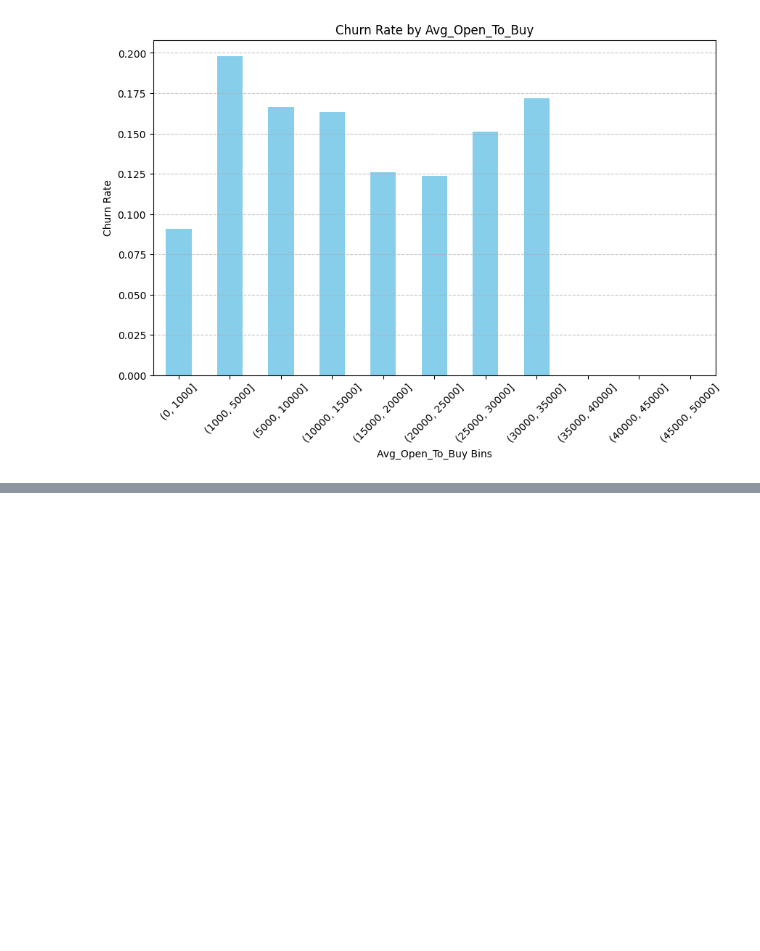
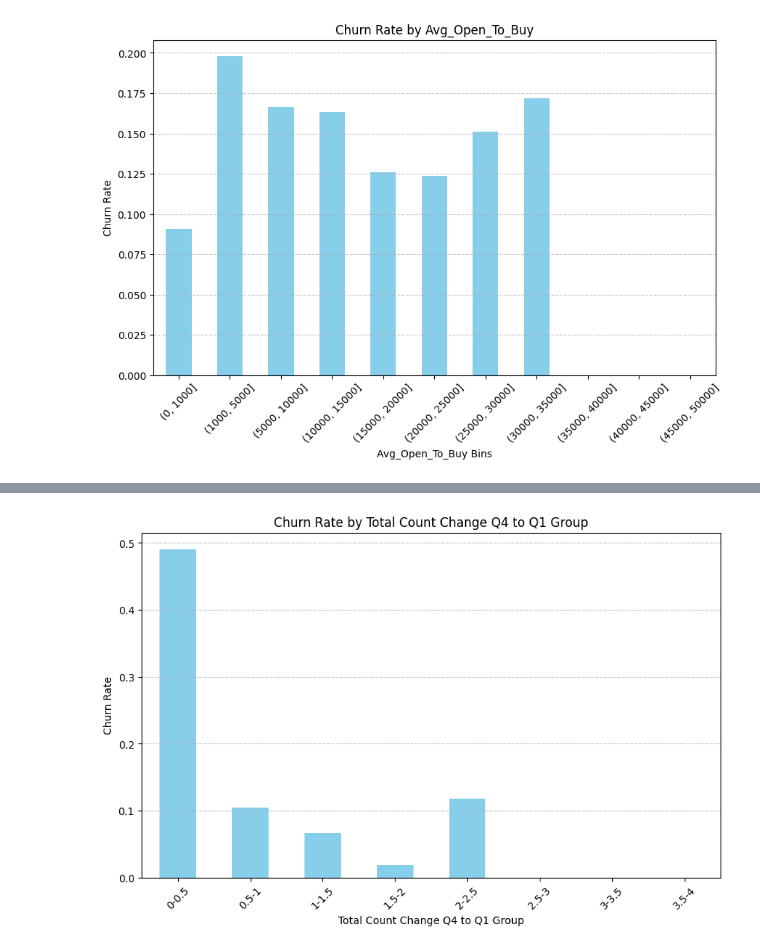
Before and after one commit to mahsanazar/Machine-Learnin--Churn-prediction, a Jupyter notebook: decisiontreemodel.ipynb, the cells around one changed output, grey strips where cells are left out. Cells and saved outputs as stored; diff of their text form; code cells hidden in the pictures; blank space fills up the shorter version.

```diff
--- a/decisiontreemodel.ipynb
+++ b/decisiontreemodel.ipynb
@@ -642,0 +748,23 @@ plt.show()
+# %%
+import pandas as pd
+import matplotlib.pyplot as plt
+
+
+# Group customers by Total_Ct_Chng_Q4_Q1 category
+# Define bins for change ratios - these ranges can be adjusted based on data analysis
+data['Total_Ct_Chng_Q4_Q1_Group'] = pd.cut(data['Total_Ct_Chng_Q4_Q1'], bins=[0, 0.5, 1, 1.5, 2, 2.5, 3, 3.5, 4], labels=['0-0.5', '0.5-1', '1-1.5', '1.5-2', '2-2.5', '2.5-3', '3-3.5', '3.5-4'])
+
+# Calculate churn rate by Total_Ct_Chng_Q4_Q1 group
+churn_rate_by_total_ct_chng_q4_q1 = data.groupby('Total_Ct_Chng_Q4_Q1_Group')['Attrition_Flag'].apply(lambda x: (x == 'Attrited Customer').mean())
+
+# Plot churn rate by Total_Ct_Chng_Q4_Q1 group
+plt.figure(figsize=(10, 6))
+churn_rate_by_total_ct_chng_q4_q1.plot(kind='bar', color='skyblue')
+plt.title('Churn Rate by Total Count Change Q4 to Q1 Group')
+plt.xlabel('Total Count Change Q4 to Q1 Group')
+plt.ylabel('Churn Rate')
+plt.xticks(rotation=45)
+plt.grid(axis='y', linestyle='--', alpha=0.7)
+plt.show()
+# %% [output]
+[figure, added]
```
Also changed, not shown: parts of 30 cells of this notebook, 23 other files.
